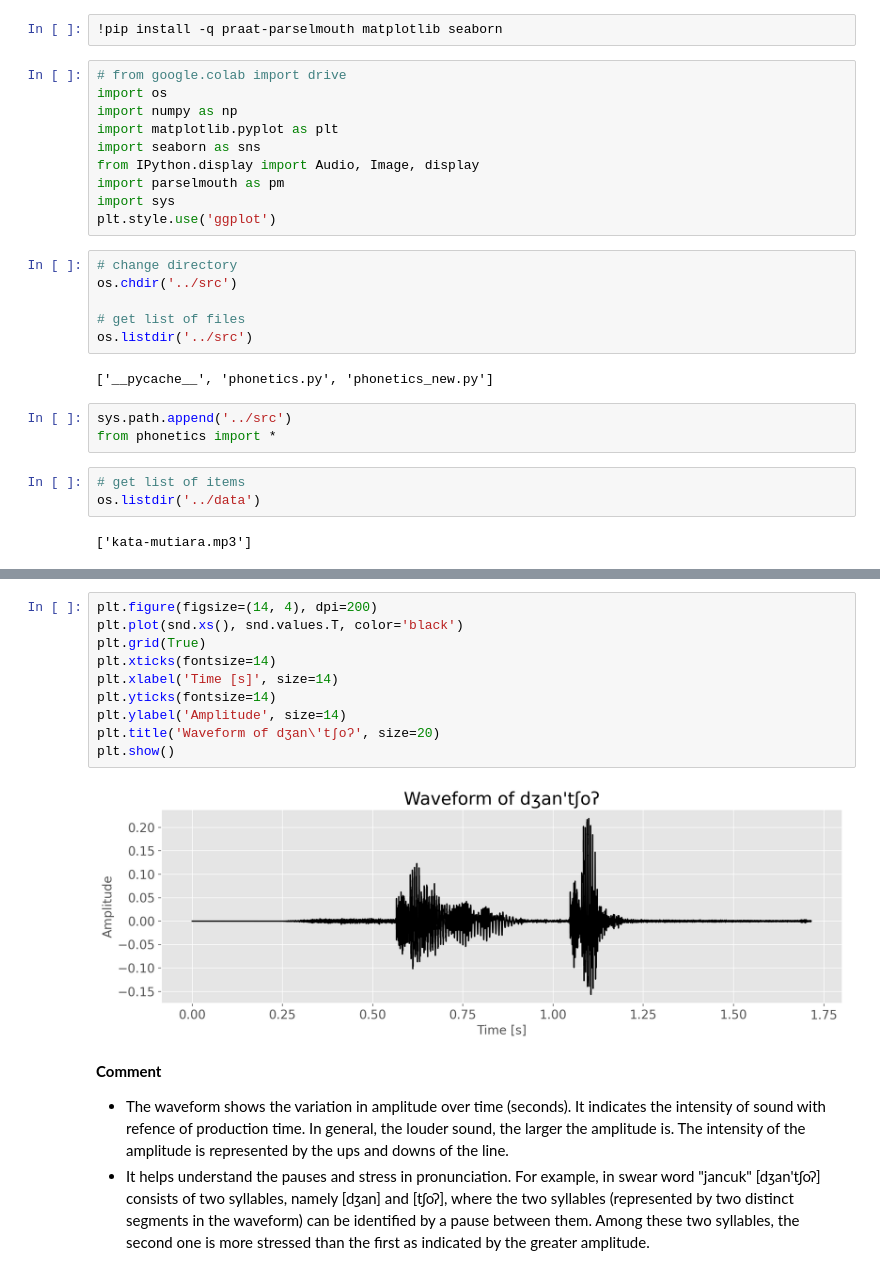
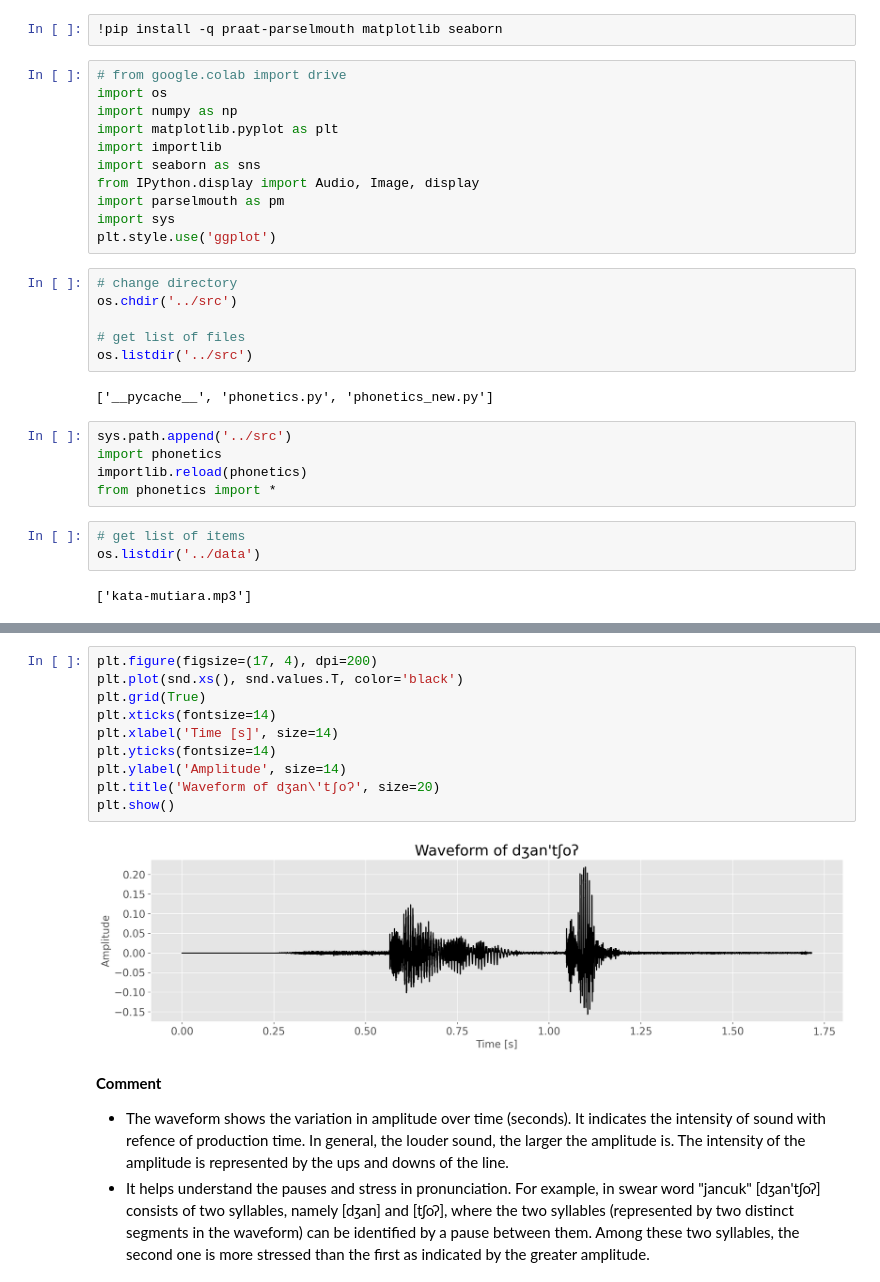
Before and after one commit to LingAdeu/python-for-linguistic-analysis, a Jupyter notebook: notebook/03_acoustic-phonetics.ipynb, the cells around one changed output, grey strips where cells are left out. Drawn from its saved outputs; the diff is of its cells as text.

```diff
--- a/notebook/03_acoustic-phonetics.ipynb
+++ b/notebook/03_acoustic-phonetics.ipynb
@@ -10,6 +10,7 @@ As I have done an analysis on Praat, I will embed the output on this notebook so
 import os
 import numpy as np
 import matplotlib.pyplot as plt
+import importlib
 import seaborn as sns
 from IPython.display import Audio, Image, display
 import parselmouth as pm
@@ -25,6 +26,8 @@ os.listdir('../src')
 ['__pycache__', 'phonetics.py', 'phonetics_new.py']
 # %%
 sys.path.append('../src')
+import phonetics
+importlib.reload(phonetics)
 from phonetics import *
 # %%
 # get list of items
@@ -40,17 +43,17 @@ Audio(data=snd, rate=snd.sampling_frequency)
 # %% [output]
 [interactive output not drawn]
 # %%
-plt.figure(figsize=(14, 4), dpi=200)
+plt.figure(figsize=(17, 4), dpi=200)
 plt.plot(snd.xs(), snd.values.T, color='black')
 plt.grid(True)
 plt.xticks(fontsize=14)
 plt.xlabel('Time [s]', size=14)
 plt.yticks(fontsize=14)
 plt.ylabel('Amplitude', size=14)
 plt.title('Waveform of dʒan\'tʃoʔ', size=20)
 plt.show()
 # %% [output]
-[figure, old version]
+[figure, new version]
 # %% [markdown]
 **Comment**
 - The waveform shows the variation in amplitude over time (seconds). It indicates the intensity of sound with refence of production time. In general, the louder sound, the larger the amplitude is. The intensity of the amplitude is represented by the ups and downs of the line.
```
Also changed, not shown: parts of 2 cells of this notebook, 2 other files.
